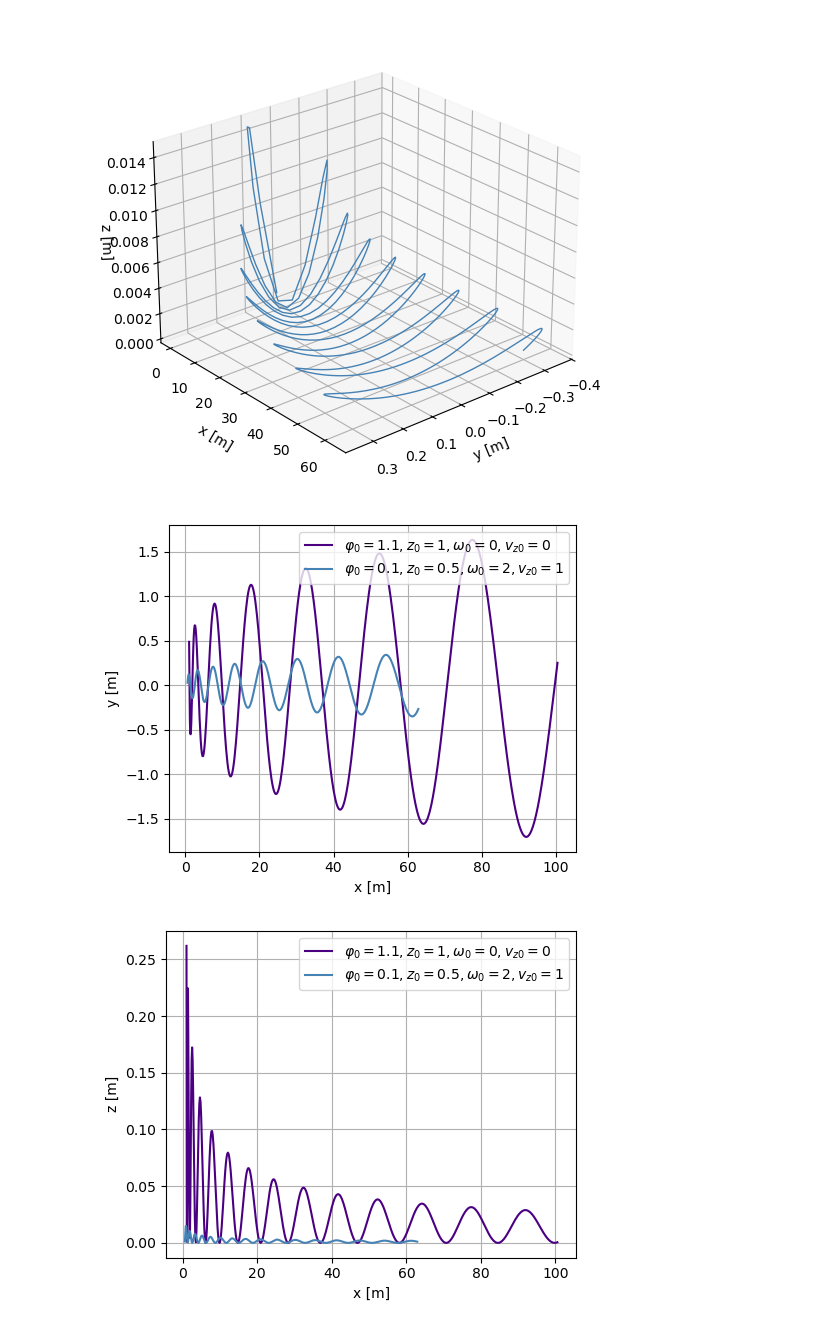
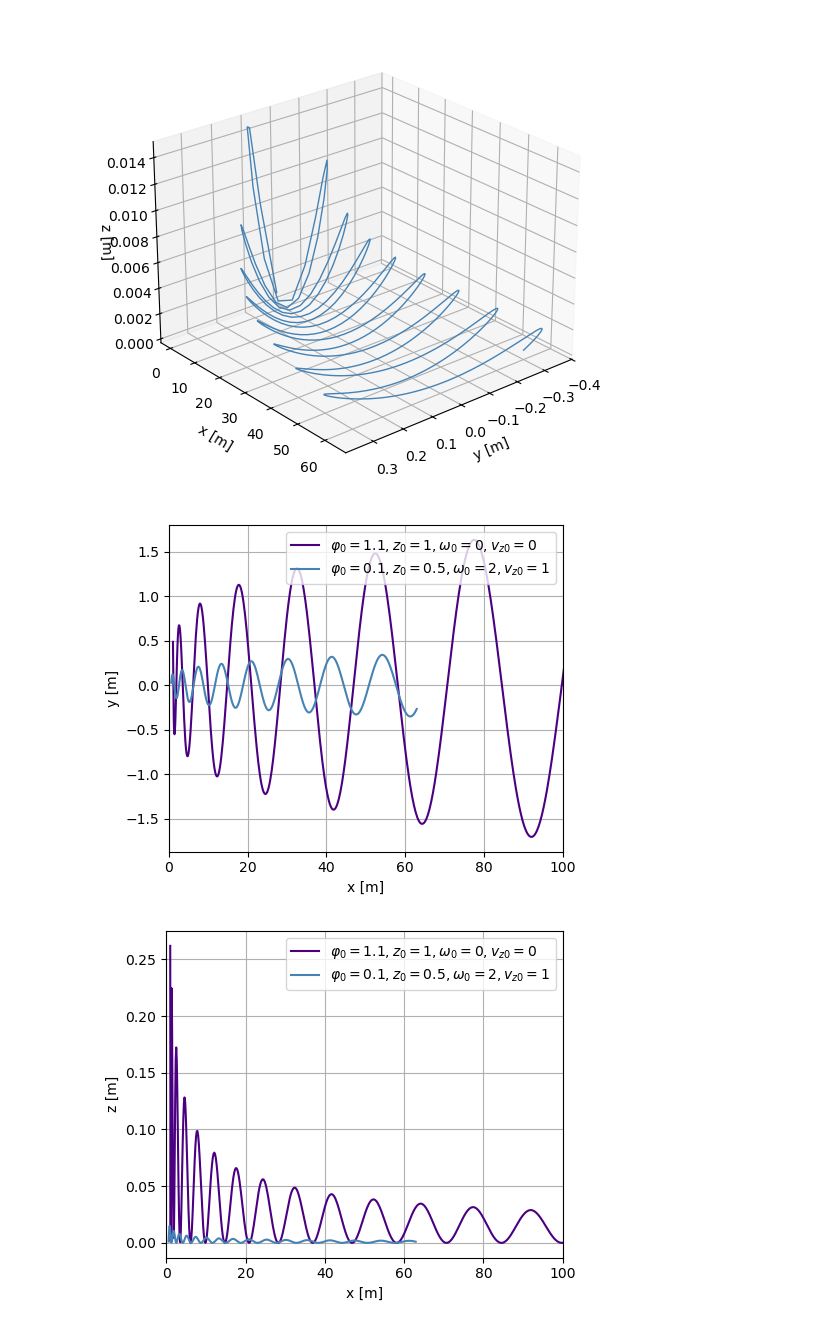
Before and after one commit to w-maks/Numerical-Cone, a Jupyter notebook: plots.ipynb, the cells around one changed output. Saved outputs shown, nothing was run; the diff lists cells and outputs as text; code cells hidden in the pictures.

```diff
--- a/plots.ipynb
+++ b/plots.ipynb
@@ -22,6 +22,7 @@ for k in range (0,4):
     i=0
     plt.xlabel("t [s]")
     plt.ylabel(names[k])
+    plt.xlim(0,50)
     plt.grid(True)
     plt.legend(loc="lower right")
     plt.tight_layout()
@@ -40,6 +41,7 @@ for wp, df in dfs.items():
     i=0
     plt.xlabel("t [s]")
     plt.ylabel('E[J]')
+    plt.xlim(0,50)
     plt.grid(True)
     plt.legend(loc="lower right")
     plt.tight_layout()
@@ -80,23 +82,24 @@ plt.show()
 # %%
 dfs_x= dfs = {r"$\varphi_0 = 1.1, z_0=1, \omega_0=0, v_{z0}=0$": df_x1, r"$\varphi_0 = 0.1, z_0=0.5, \omega_0=2, v_{z0}=1$": df_x2}
 for k in range(0,2):
     plt.figure(figsize=(5, 4))
     for wp, df in dfs_x.items():
         if(k==0):
             plt.plot(df['x'], df['y'], color=colors[i], label=wp)
         else:
             plt.plot(df['x'], df['z'], color=colors[i], label=wp)
         i+=1
     i=0
     plt.xlabel("x [m]")
     if(k==0):
         plt.ylabel("y [m]")
     else:
         plt.ylabel("z [m]")
     plt.grid(True)
+    plt.xlim(0,100)
     plt.legend(loc="upper right")
     plt.tight_layout()
     plt.show()
 # %% [output]
-[figure, old version]
+[figure, new version]
-[figure, old version]
+[figure, new version]
```
Also changed, not shown: parts of 2 cells of this notebook.
